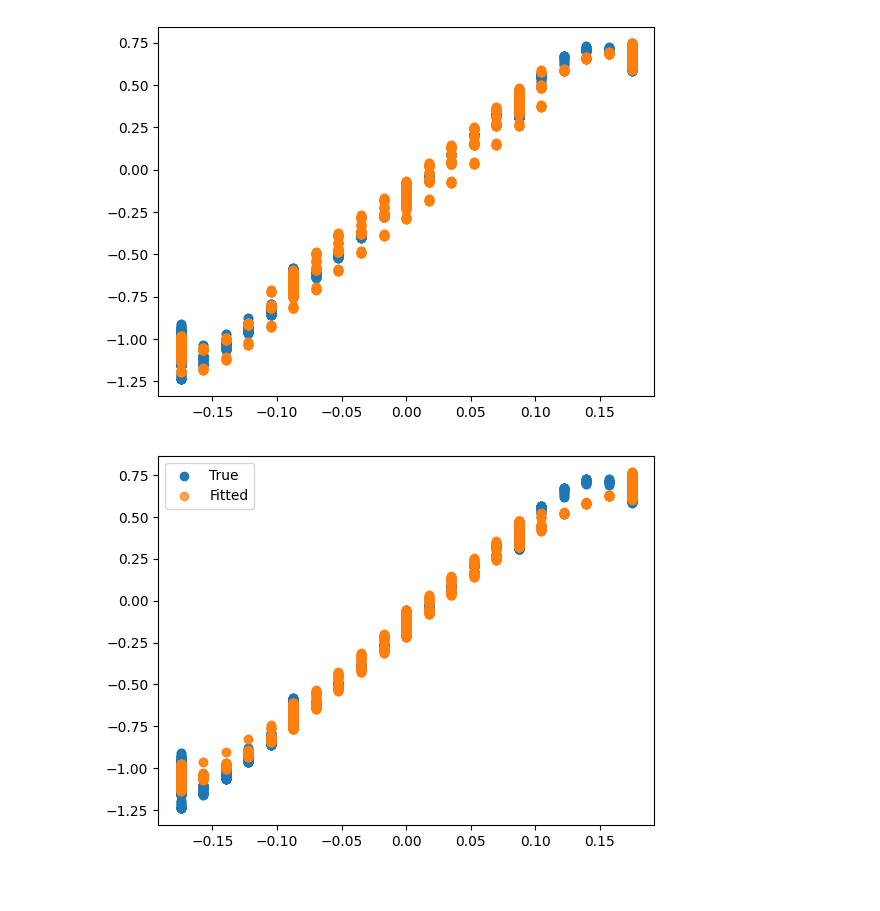
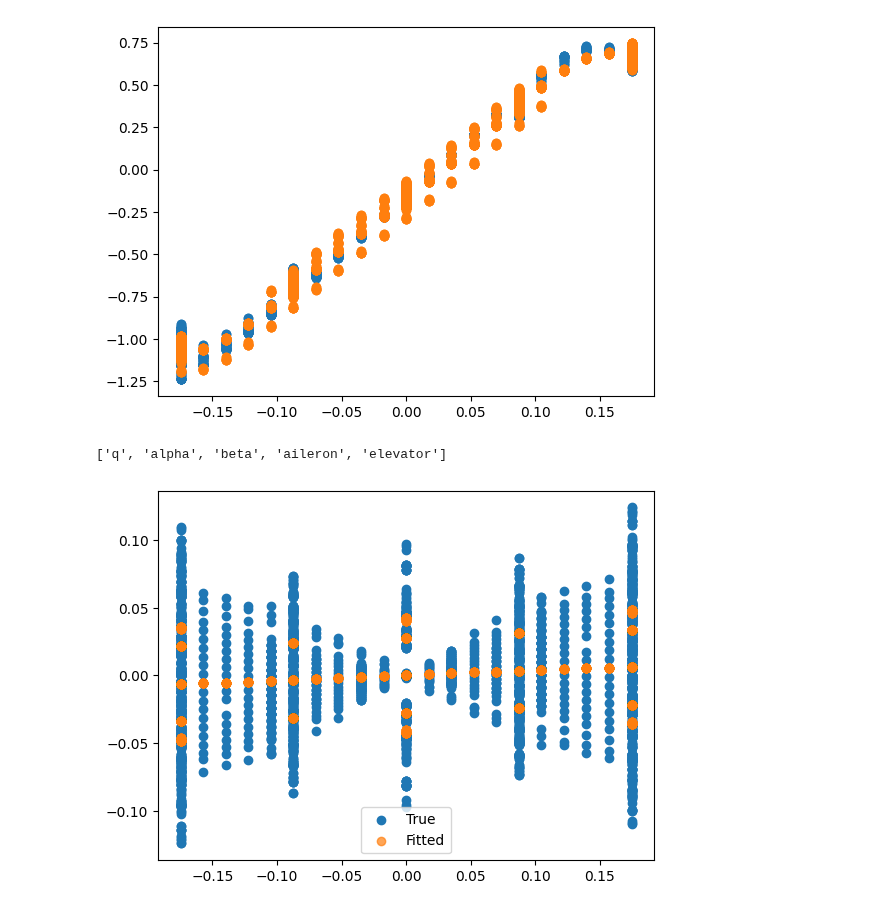
Before and after one commit to wgrosche/AIrcraft, a Jupyter notebook: main/polyfit.ipynb, the cells around one changed output. Saved outputs shown, nothing was run; the diff lists cells and outputs as text; code cells hidden in the pictures.

```diff
--- a/main/polyfit.ipynb
+++ b/main/polyfit.ipynb
@@ -119,6 +119,10 @@ plt.scatter(X['alpha'], sum_func(f, X))
 # %% [output]
 <matplotlib.collections.PathCollection at 0x...>
 [figure]
+# %%
+input_features
+# %% [output]
+['q', 'alpha', 'beta', 'aileron', 'elevator']
 # %%
 import numpy as np
 import casadi as ca
@@ -149,35 +153,36 @@ def sum_func(f, x):
         res += np.polyval(coeffs, x[input_features[i]])
     return res
 
 def create_casadi_function(f, casadi_vars):
     """Creates a CasADi symbolic function from polynomial coefficients."""
     symbolic_expr = 0
     for i, coeffs in enumerate(f):
-        poly_expr = sum(c * casadi_vars[input_features[i]]**(len(coeffs) - j - 1)
+        poly_expr = sum(c * casadi_vars[input_features[i]]**(len(coeffs) - j -
+        1)
                         for j, c in enumerate(coeffs))
         symbolic_expr += poly_expr
     return symbolic_expr
 
 # Fit models and create CasADi functions
 for output in output_features:
     Y = train_data[output]
     f = fit_polynomials(X, Y, input_features, poly_order)
     symbolic_expr = create_casadi_function(f, casadi_vars)
     casadi_func = ca.Function(output, [ca.vertcat(*casadi_vars.values())], [symbolic_expr])
     fitted_models[output] = {'coefficients': f, 'casadi_function': casadi_func}
 
 # Save the CasADi functions and coefficients using pickle
 with open('fitted_models_casadi.pkl', 'wb') as file:
     pickle.dump(fitted_models, file)
 
 # Visualization for a specific output, e.g., 'CZ'
-output_to_plot = 'CZ'
+output_to_plot = 'Cl'
 Y = train_data[output_to_plot]
 f = fitted_models[output_to_plot]['coefficients']
 
-plt.scatter(X['alpha'], Y, label='True')
-plt.scatter(X['alpha'], sum_func(f, X), label='Fitted', alpha=0.7)
+plt.scatter(X['beta'], Y, label='True')
+plt.scatter(X['beta'], sum_func(f, X), label='Fitted', alpha=0.7)
 plt.legend()
 plt.show()
 # %% [output]
-[figure, old version]
+[figure, new version]
```
Also changed, not shown: parts of 7 cells of this notebook, 9 other files.
